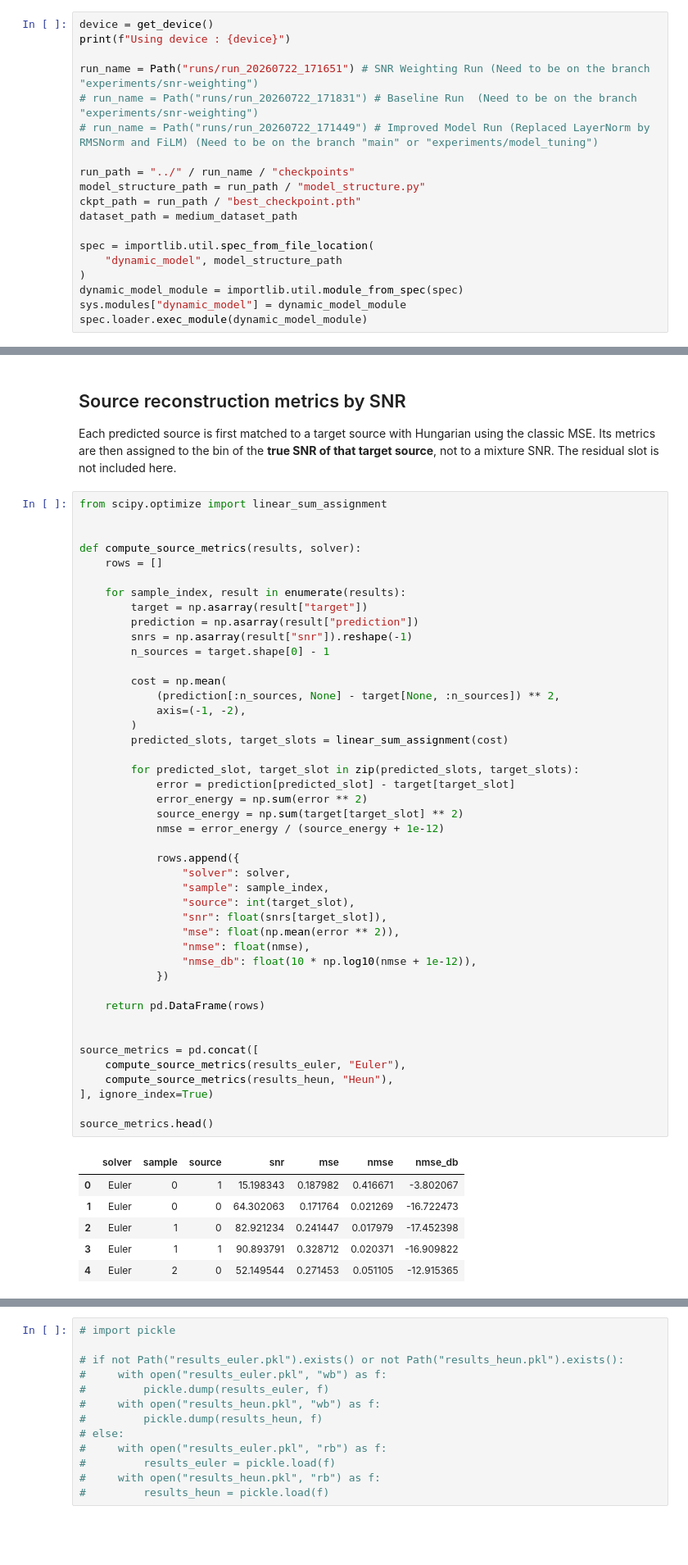
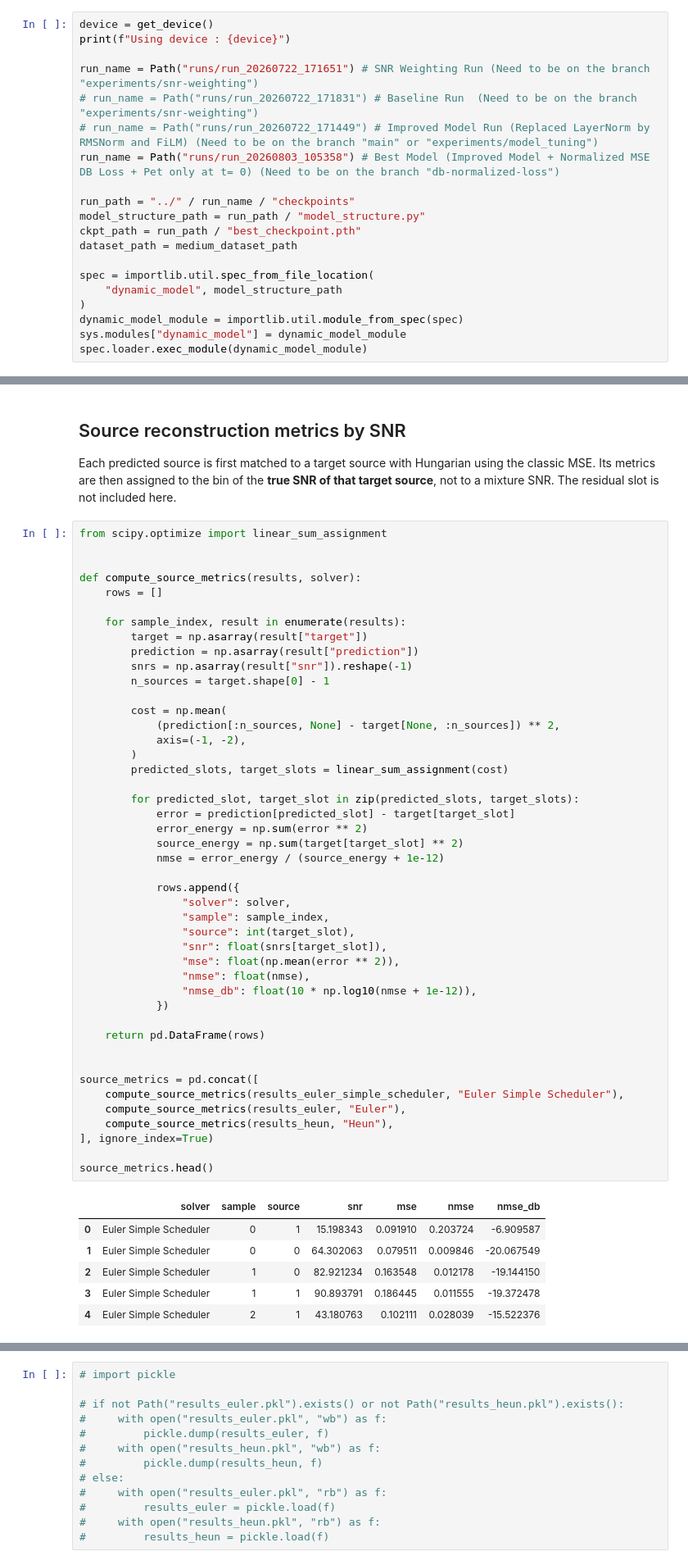
Before and after one commit to TristanDonze/gb-sources-separation, a Jupyter notebook: notebooks/reconstruction_visualization.ipynb, the cells around one changed output, grey strips where cells are left out. Shown at 82% size. Saved outputs shown, nothing was run; the diff lists cells and outputs as text; blank space fills up the shorter version.

```diff
--- a/notebooks/reconstruction_visualization.ipynb
+++ b/notebooks/reconstruction_visualization.ipynb
@@ -39,6 +39,7 @@ print(f"Using device : {device}")
 run_name = Path("runs/run_20260722_171651") # SNR Weighting Run (Need to be on the branch "experiments/snr-weighting")
 # run_name = Path("runs/run_20260722_171831") # Baseline Run  (Need to be on the branch "experiments/snr-weighting")
 # run_name = Path("runs/run_20260722_171449") # Improved Model Run (Replaced LayerNorm by RMSNorm and FiLM) (Need to be on the branch "main" or "experiments/model_tuning")
+run_name = Path("runs/run_20260803_105358") # Best Model (Improved Model + Normalized MSE DB Loss + Pet only at t= 0) (Need to be on the branch "db-normalized-loss")
 
 run_path = "../" / run_name / "checkpoints"
 model_structure_path = run_path / "model_structure.py"
@@ -293,38 +346,39 @@ def compute_source_metrics(results, solver):
         )
         predicted_slots, target_slots = linear_sum_assignment(cost)
 
         for predicted_slot, target_slot in zip(predicted_slots, target_slots):
             error = prediction[predicted_slot] - target[target_slot]
             error_energy = np.sum(error ** 2)
             source_energy = np.sum(target[target_slot] ** 2)
             nmse = error_energy / (source_energy + 1e-12)
 
             rows.append({
                 "solver": solver,
                 "sample": sample_index,
                 "source": int(target_slot),
                 "snr": float(snrs[target_slot]),
                 "mse": float(np.mean(error ** 2)),
                 "nmse": float(nmse),
                 "nmse_db": float(10 * np.log10(nmse + 1e-12)),
             })
 
     return pd.DataFrame(rows)
 
 
 source_metrics = pd.concat([
+    compute_source_metrics(results_euler_simple_scheduler, "Euler Simple Scheduler"),
     compute_source_metrics(results_euler, "Euler"),
     compute_source_metrics(results_heun, "Heun"),
 ], ignore_index=True)
 
 source_metrics.head()
 # %% [output]
 |  | solver | sample | source | snr | mse | nmse | nmse_db |
-| 0 | Euler | 0 | 1 | 15.198343 | 0.187982 | 0.416671 | -3.802067 |
-| 1 | Euler | 0 | 0 | 64.302063 | 0.171764 | 0.021269 | -16.722473 |
-| 2 | Euler | 1 | 0 | 82.921234 | 0.241447 | 0.017979 | -17.452398 |
-| 3 | Euler | 1 | 1 | 90.893791 | 0.328712 | 0.020371 | -16.909822 |
-| 4 | Euler | 2 | 0 | 52.149544 | 0.271453 | 0.051105 | -12.915365 |
+| 0 | Euler Simple Scheduler | 0 | 1 | 15.198343 | 0.091910 | 0.203724 | -6.909587 |
+| 1 | Euler Simple Scheduler | 0 | 0 | 64.302063 | 0.079511 | 0.009846 | -20.067549 |
+| 2 | Euler Simple Scheduler | 1 | 0 | 82.921234 | 0.163548 | 0.012178 | -19.144150 |
+| 3 | Euler Simple Scheduler | 1 | 1 | 90.893791 | 0.186445 | 0.011555 | -19.372478 |
+| 4 | Euler Simple Scheduler | 2 | 1 | 43.180763 | 0.102111 | 0.028039 | -15.522376 |
 # %%
 snr_bin_edges = np.arange(10, 101, 10)
 snr_bin_labels = [
```
Also changed, not shown: parts of 6 cells of this notebook.
